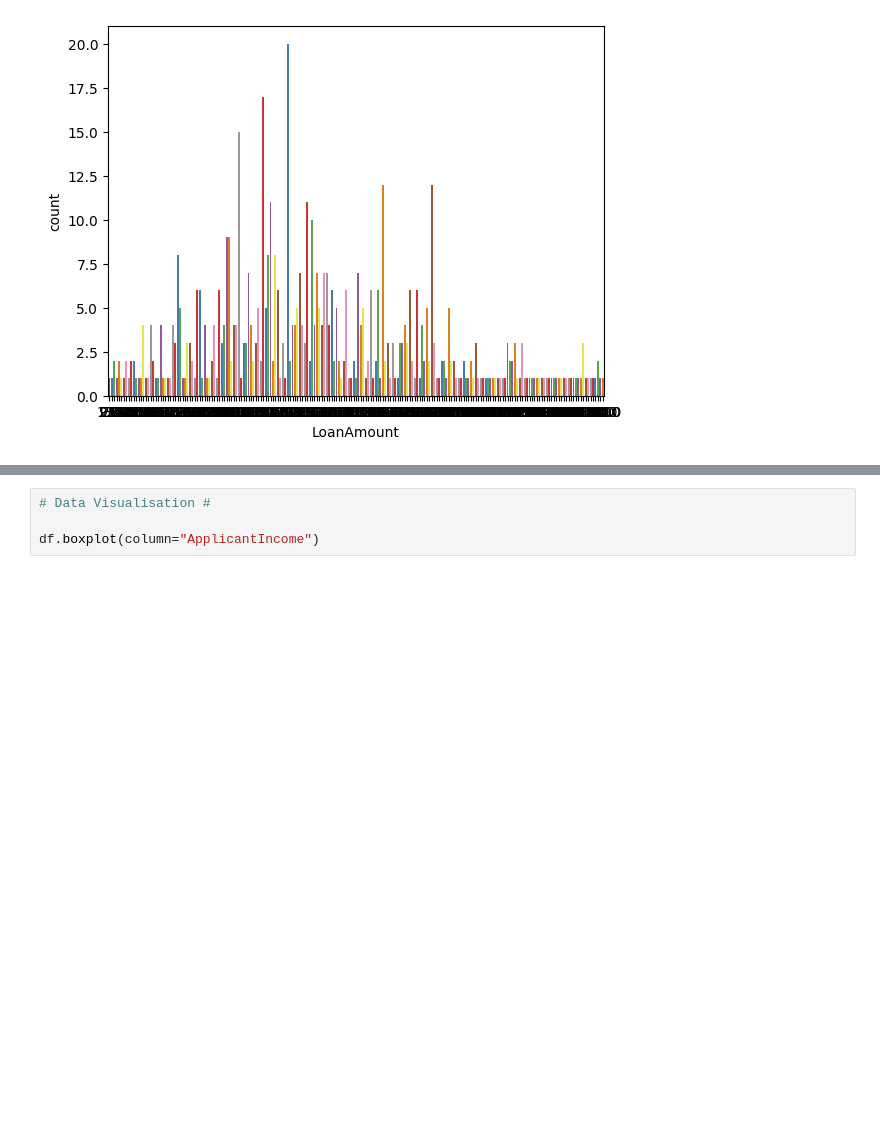
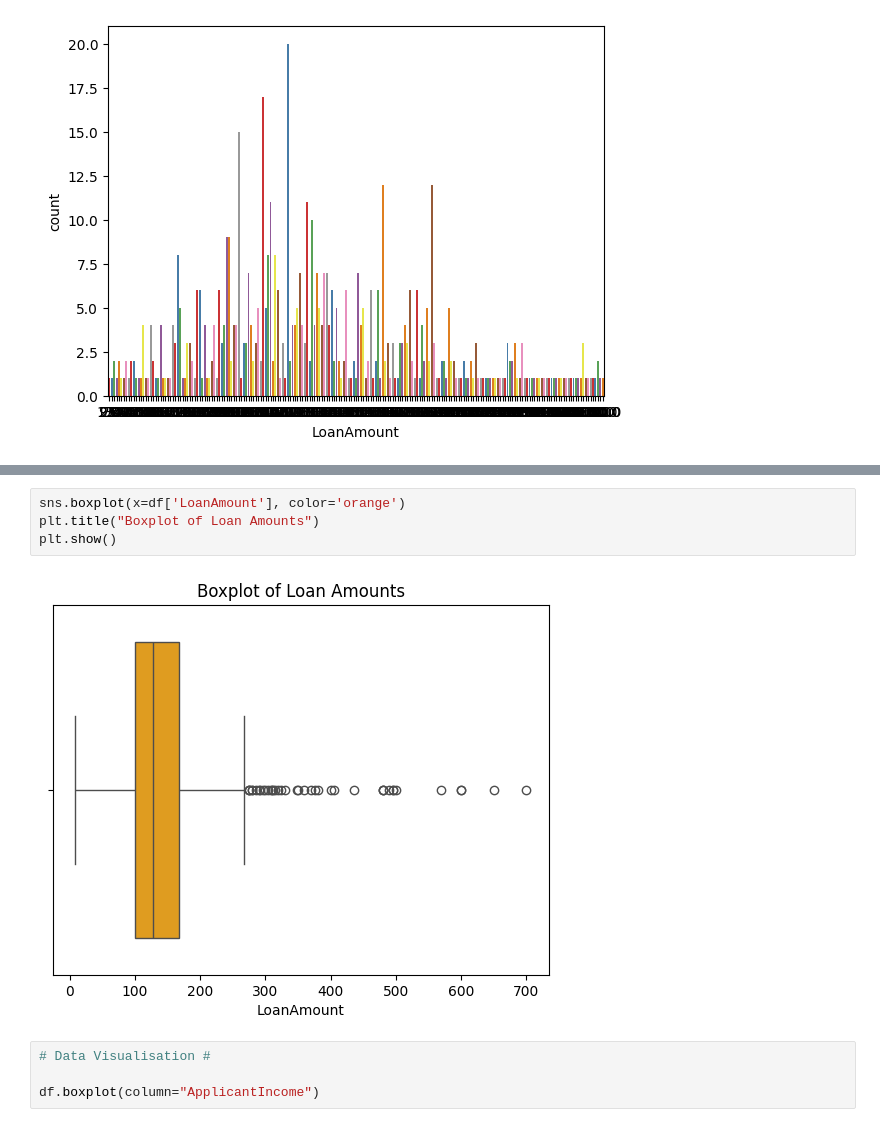
Before and after one commit to Proma25/loan-eligibility-prediction-by-SVML, a Jupyter notebook: Loan_Eligibility_prediction.ipynb, the cells around one changed output, grey strips where cells are left out. Saved outputs shown, nothing was run; the diff lists cells and outputs as text; blank space fills up the shorter version.

```diff
--- a/Loan_Eligibility_prediction.ipynb
+++ b/Loan_Eligibility_prediction.ipynb
@@ -189,3 +256,9 @@ Passing `palette` without assigning `hue` is deprecated and will be removed in v
+# %%
+sns.boxplot(x=df['LoanAmount'], color='orange')
+plt.title("Boxplot of Loan Amounts")
+plt.show()
+# %% [output]
+[figure, added]
 # %%
 # Data Visualisation #
 
```
Also changed, not shown: parts of 10 cells of this notebook.
